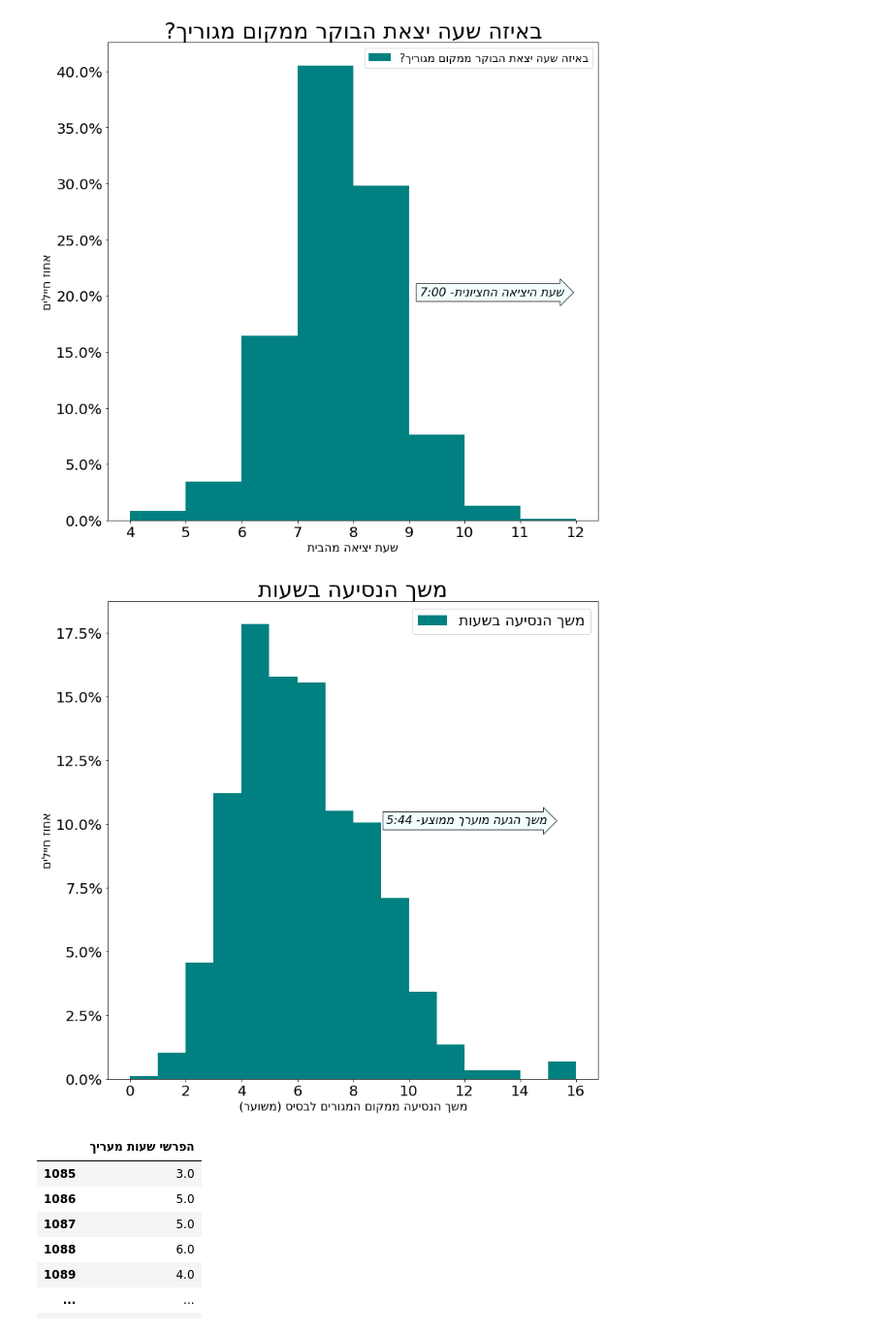
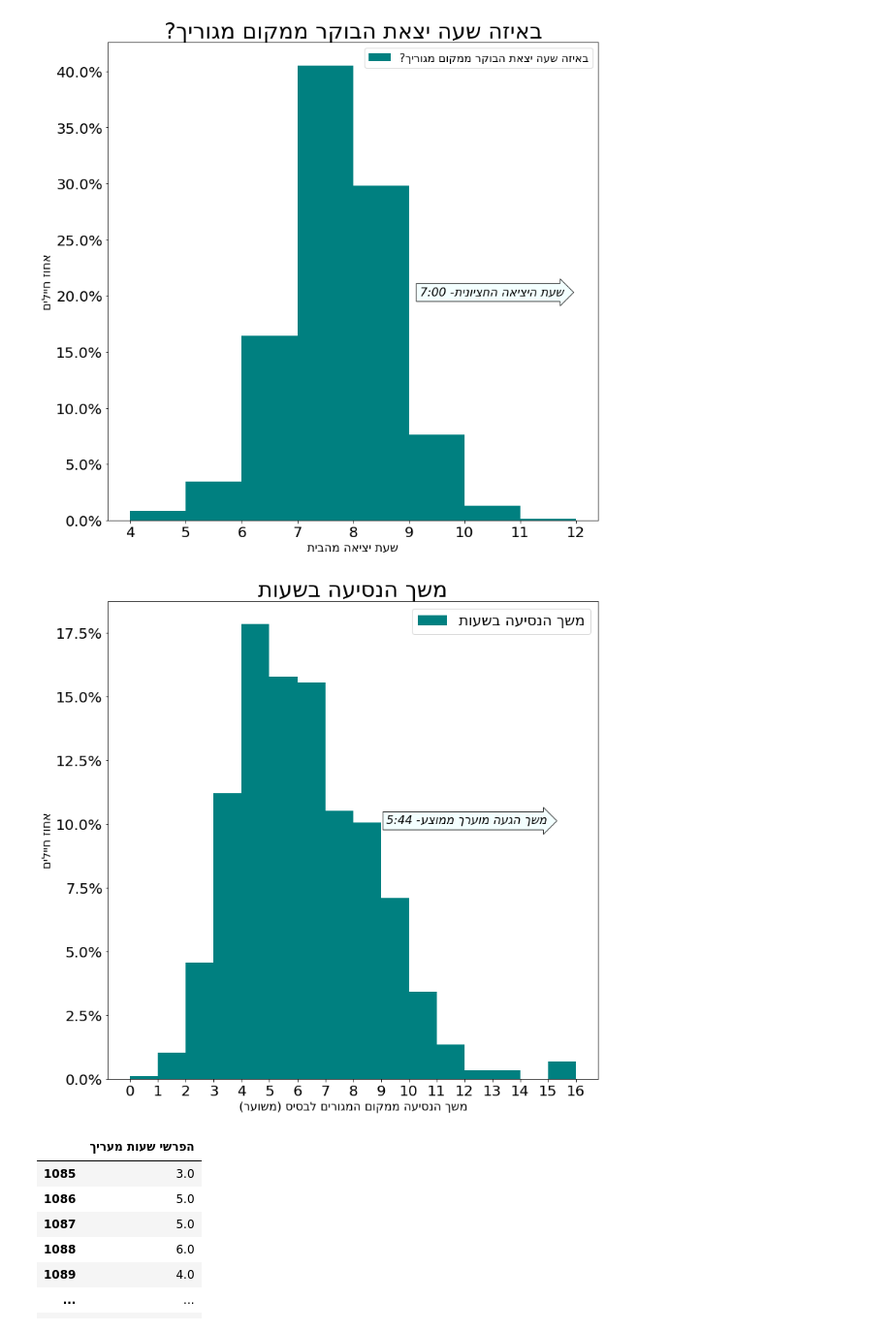
Before and after one commit to rabi320/Data-Analysis-IDF-Transportation, a Jupyter notebook: 261221.ipynb, the cells around one changed output. Shown at 97% size. Cells and saved outputs as stored; diff of their text form; code cells hidden in the pictures.

```diff
--- a/261221.ipynb
+++ b/261221.ipynb
@@ -214,22 +215,23 @@ plt.show()
 # %%
 df = pd.DataFrame(all_data[all_data.columns[51]])
 df = df.dropna()
 ax = df.plot(kind = 'hist',density = True,bins = 16,color = 'teal', figsize = (12,12))
 plt.xticks(size = 20)
 plt.yticks(size = 20)
 title_text = "משך הנסיעה בשעות"
 plt.title(title_text[::-1],size = 30)
 plt.legend([title_text[::-1]],fontsize = 20)
 
 plt.ylabel("אחוז חיילים"[::-1], size = 16)
 plt.xlabel("משך הנסיעה ממקום המגורים לבסיס )משוער("[::-1], size = 16)
 text = f"משך הגעה מוערך ממוצע- {str(int((df.mean() - int(df.mean()))*60))[::-1]}:{int(df.mean())}"
 ax.text(9.2,0.1,text[::-1], size = 16,style = 'italic',bbox=dict(facecolor='azure',alpha=0.8, edgecolor='black', boxstyle='rarrow,pad=0.3'))
 fmt = '%.0f%%' # Format you want the ticks, e.g. '40%'
 ax.yaxis.set_major_formatter(mtick.PercentFormatter(1.0))
+plt.xticks([i for i in range(17)])
 plt.show()
 # %% [output]
-[figure, old version]
+[figure, new version]
 # %%
 df.dropna()
 # %% [output]
```
Also changed, not shown: parts of 1 cell of this notebook.
